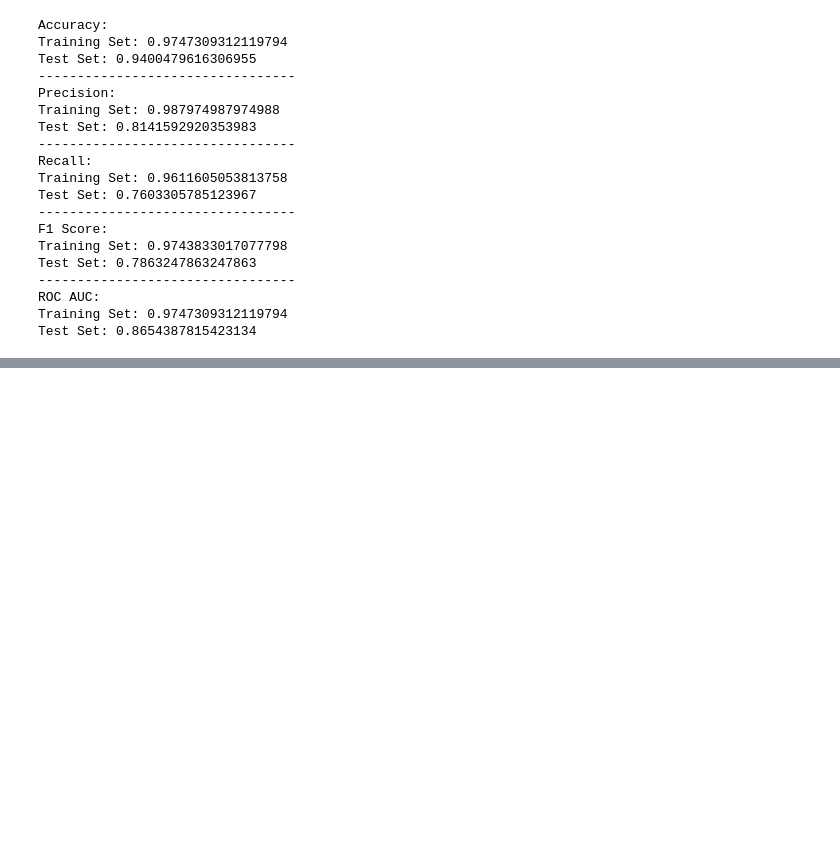
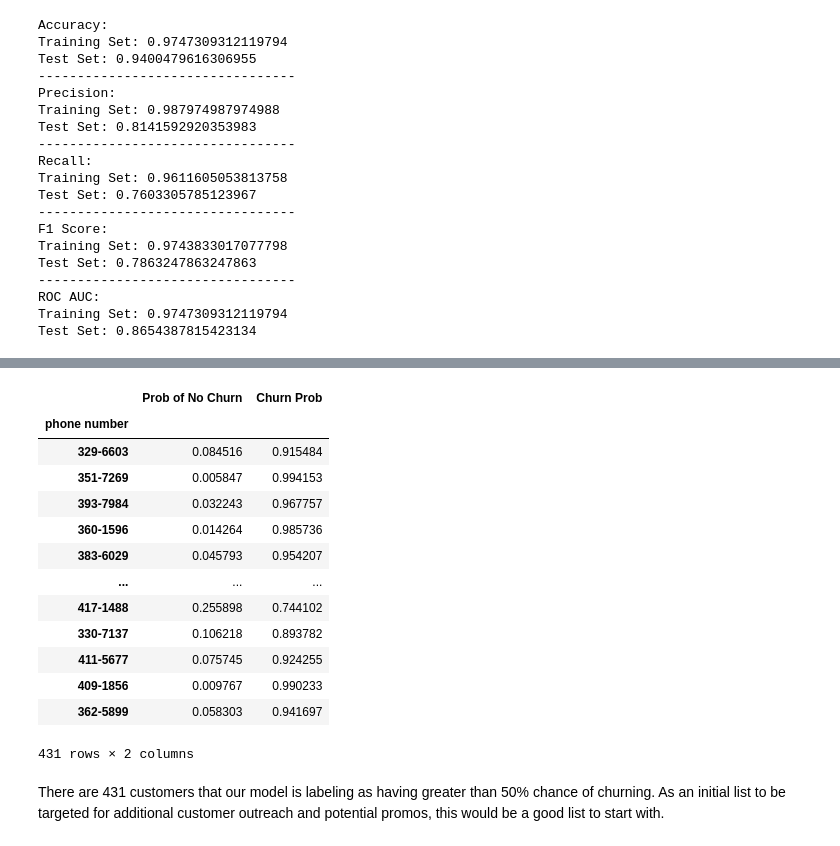
Before and after one commit to akaigraham/Predicting-Customer-Churn, a Jupyter notebook: telecom_churn_classifier.ipynb, the cells around one changed output, grey strips where cells are left out. Drawn from its saved outputs; the diff is of its cells as text; code cells hidden in the pictures; blank space fills up the shorter version.

```diff
--- a/telecom_churn_classifier.ipynb
+++ b/telecom_churn_classifier.ipynb
@@ -1215,0 +1216,23 @@ Test Set: 0.8654387815423134
+# %%
+def preprocess(X):
+    """
+    Function to return preprocessed dataset
+    """
+    # One Hot Encode State Column
+    ohe = OneHotEncoder(categories='auto', handle_unknown='ignore', sparse=False)
+    X_ohe = ohe.fit_transform(X[['state']])
+    X_ohe = pd.DataFrame(X_ohe, columns=ohe.categories_[0], index=X.index)
+    X = X.drop('state', axis=1)
+    X = pd.concat([X, X_ohe], axis=1)
+
+
+    # Label Encode Voice Mail Plan and International Plan
+    le = LabelEncoder()
+    X['intl_plan_encoded'] = le.fit_transform(X['international plan'])
+    X['vm_plan_encoded'] = le.fit_transform(X['voice mail plan'])
+    X_encoded = X.drop(['international plan', 'voice mail plan'], axis=1)
+
+    return X_encoded
+# %%
+transformed_data = preprocess(X)
+transformed_data.info()
@@ -1216,4 +1257,4 @@ Test Set: 0.8654387815423134
 # %%
-# final predictions and probabilities
-predicts = final_model.predict(X_train_resampled)
-probs = final_model.predict_proba(X_train_resampled)
+# produce predictions
+all_predictions = final_model.predict(transformed_data)
+all_probs = final_model.predict_proba(transformed_data)
@@ -1224,0 +1261,2 @@ Label customers with high likelihoods of churning and automate as much of proces
+# %%
+prob_df = pd.DataFrame(all_probs, index=transformed_data.index, columns=['Prob of No Churn', 'Churn Prob'])
@@ -1224,0 +1275,20 @@ Label customers with high likelihoods of churning and automate as much of proces
+# %%
+# how many are labeled as 50% churn or higher
+prob_df.loc[prob_df['Churn Prob'] >= 0.5]
+# %% [output]
+|  | Prob of No Churn | Churn Prob |
+| phone number |  |  |
+| 329-6603 | 0.084516 | 0.915484 |
+| 351-7269 | 0.005847 | 0.994153 |
+| 393-7984 | 0.032243 | 0.967757 |
+| 360-1596 | 0.014264 | 0.985736 |
+| 383-6029 | 0.045793 | 0.954207 |
+| ... | ... | ... |
+| 417-1488 | 0.255898 | 0.744102 |
+| 330-7137 | 0.106218 | 0.893782 |
+| 411-5677 | 0.075745 | 0.924255 |
+| 409-1856 | 0.009767 | 0.990233 |
+| 362-5899 | 0.058303 | 0.941697 |
+431 rows × 2 columns
+# %% [markdown]
+There are 431 customers that our model is labeling as having greater than 50% chance of churning.  As an initial list to be targeted for additional customer outreach and potential promos, this would be a good list to start with.
```
Also changed, not shown: parts of 11 cells of this notebook.
